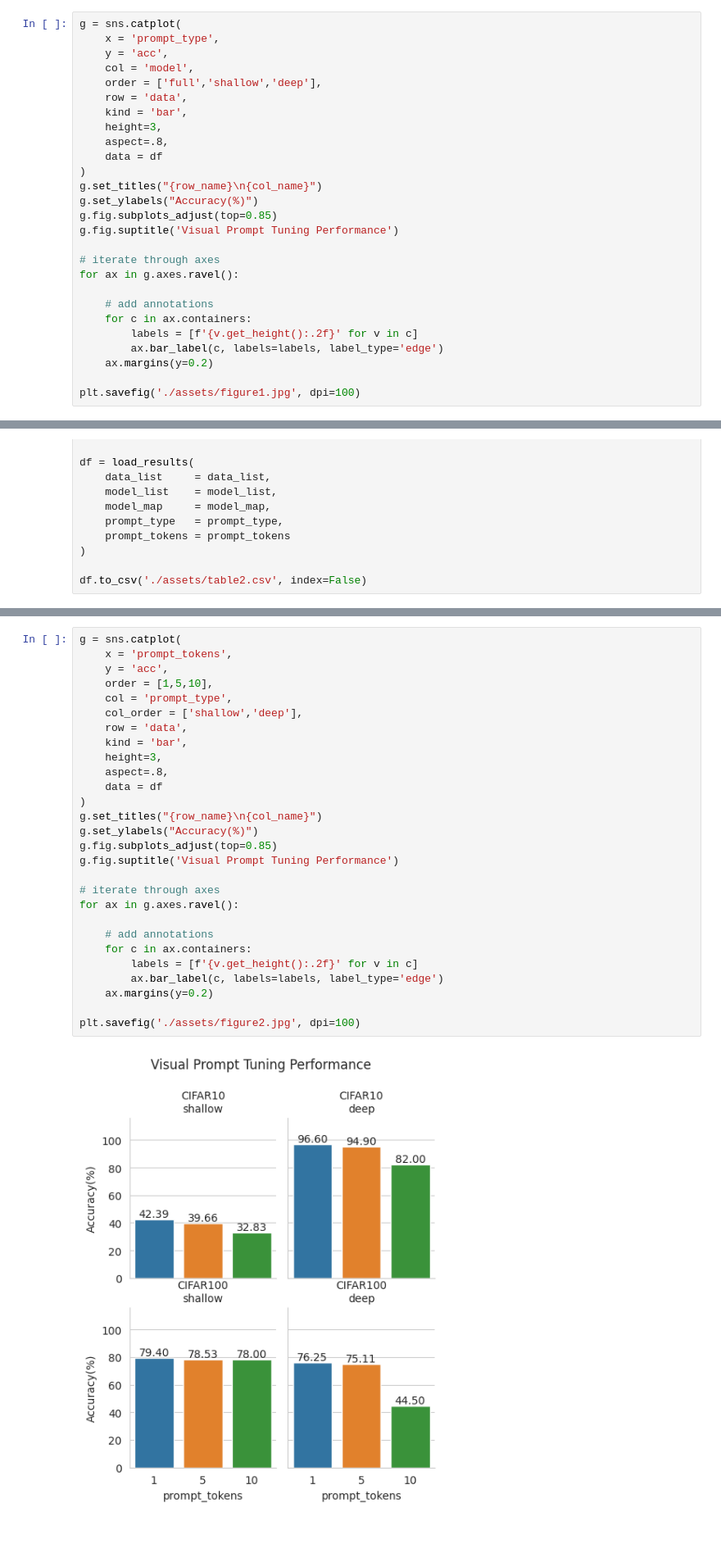
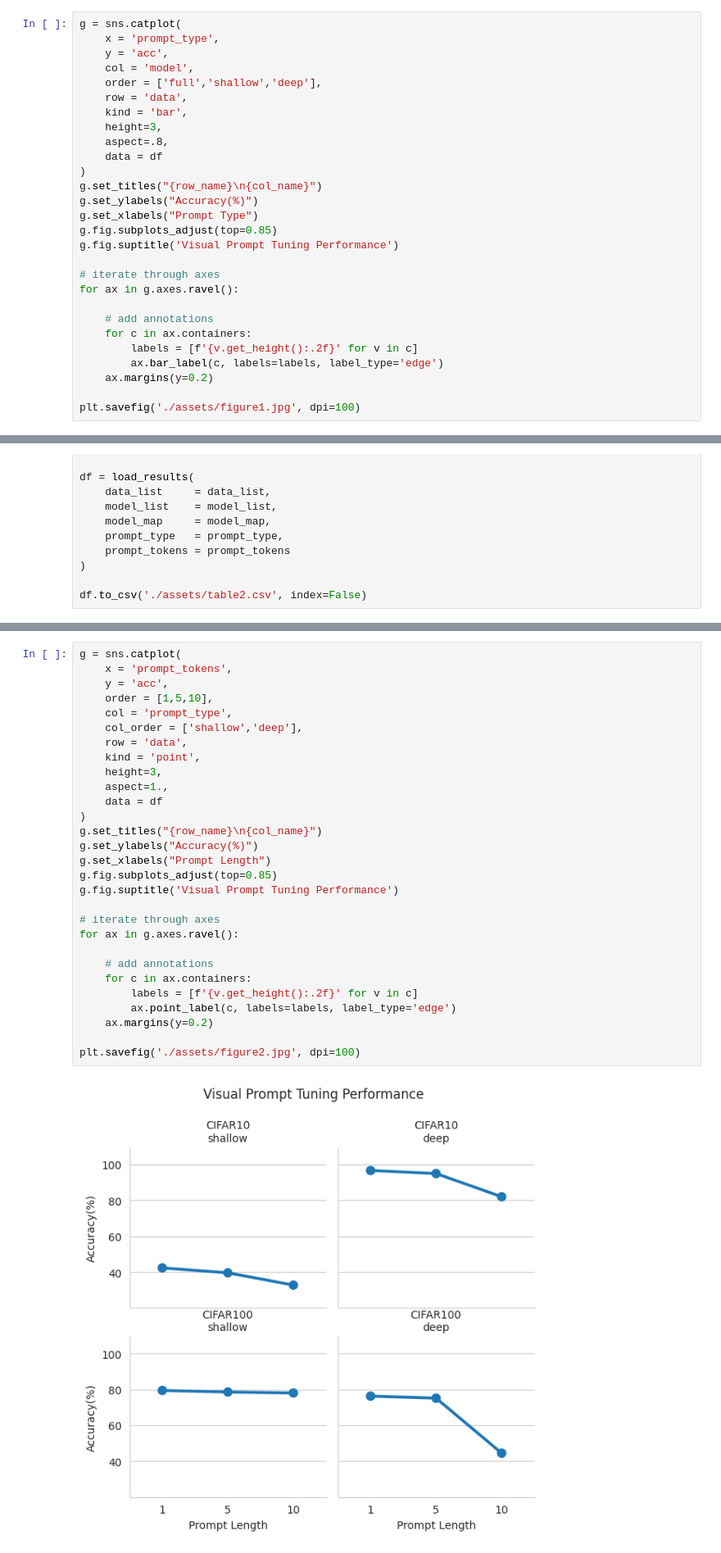
Before and after one commit to TooTouch/VPT, a Jupyter notebook: analysis.ipynb, the cells around one changed output, grey strips where cells are left out. Shown: that part at 82% size. Drawn from its saved outputs; the diff is of its cells as text.

```diff
--- a/analysis.ipynb
+++ b/analysis.ipynb
@@ -100,6 +120,7 @@ g = sns.catplot(
 )
 g.set_titles("{row_name}\n{col_name}")
 g.set_ylabels("Accuracy(%)")
+g.set_xlabels("Prompt Type")
 g.fig.subplots_adjust(top=0.85)
 g.fig.suptitle('Visual Prompt Tuning Performance')
 
@@ -142,30 +180,31 @@ df.to_csv('./assets/table2.csv', index=False)
 # %%
 g = sns.catplot(
     x = 'prompt_tokens',
     y = 'acc',
     order = [1,5,10],
     col = 'prompt_type',
     col_order = ['shallow','deep'],
     row = 'data',
-    kind = 'bar',
+    kind = 'point',
     height=3,
-    aspect=.8,
+    aspect=1.,
     data = df
 )
 g.set_titles("{row_name}\n{col_name}")
 g.set_ylabels("Accuracy(%)")
+g.set_xlabels("Prompt Length")
 g.fig.subplots_adjust(top=0.85)
 g.fig.suptitle('Visual Prompt Tuning Performance')
 
 # iterate through axes
 for ax in g.axes.ravel():
 
     # add annotations
     for c in ax.containers:
         labels = [f'{v.get_height():.2f}' for v in c]
-        ax.bar_label(c, labels=labels, label_type='edge')
+        ax.point_label(c, labels=labels, label_type='edge')
     ax.margins(y=0.2)
 
 plt.savefig('./assets/figure2.jpg', dpi=100)
 # %% [output]
-[figure, old version]
+[figure, new version]
```
Also changed, not shown: parts of 7 cells of this notebook, 2 other files.
